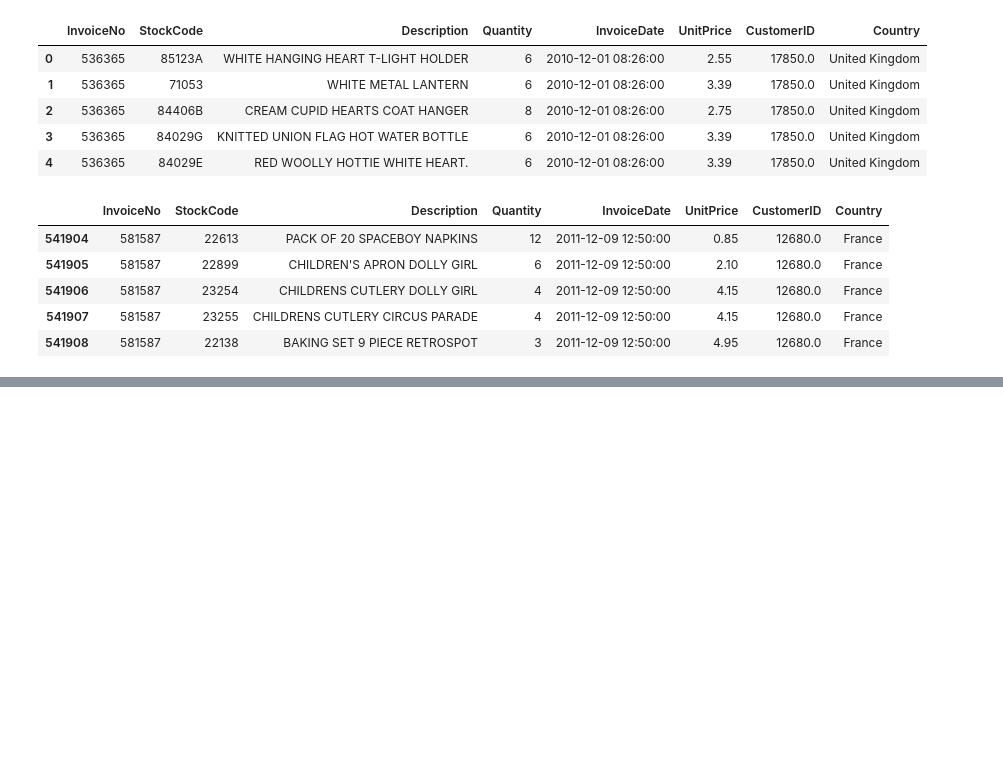
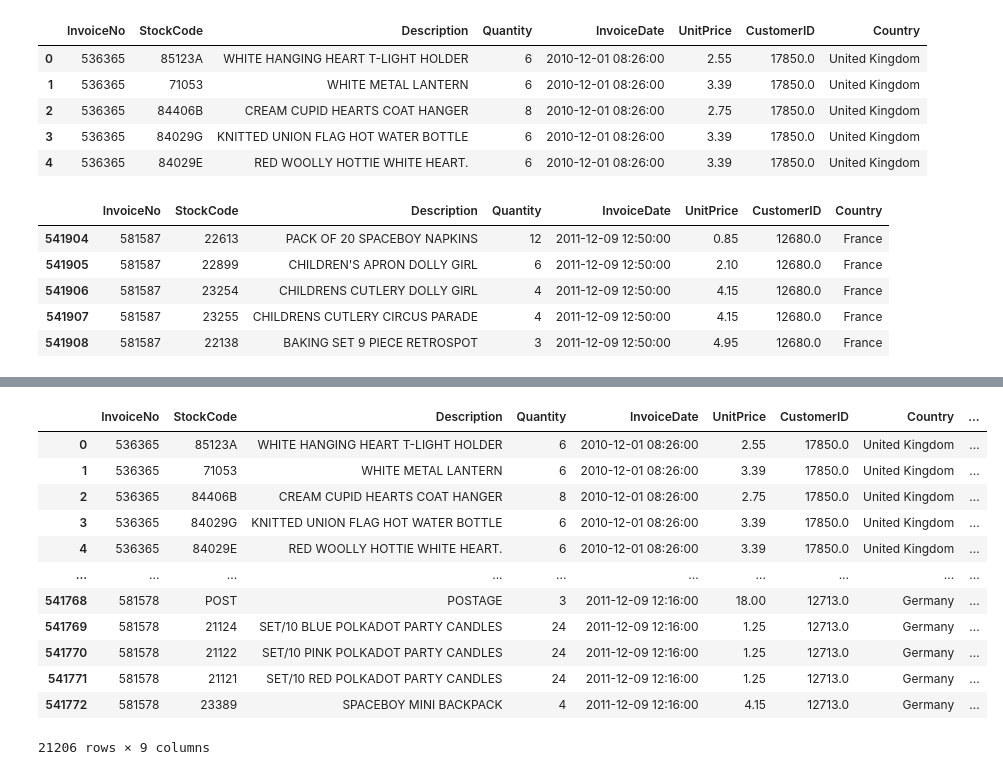
Before and after one commit to sandeepbansode/Basic_Python_Assignments, a Jupyter notebook: Capstone_Project_1_Propensity_Model.ipynb, the cells around one changed output, grey strips where cells are left out. Cells and saved outputs as stored; diff of their text form; code cells hidden in the pictures; blank space fills up the shorter version.

```diff
--- a/Capstone_Project_1_Propensity_Model.ipynb
+++ b/Capstone_Project_1_Propensity_Model.ipynb
@@ -459,0 +389,17 @@ plt.show()
+# %%
+df2 =df1.groupby("CustomerID")
+df2.head()
+# %% [output]
+|  | InvoiceNo | StockCode | Description | Quantity | InvoiceDate | UnitPrice | CustomerID | Country | ... |
+| 0 | 536365 | 85123A | WHITE HANGING HEART T-LIGHT HOLDER | 6 | 2010-12-01 08:26:00 | 2.55 | 17850.0 | United Kingdom | ... |
+| 1 | 536365 | 71053 | WHITE METAL LANTERN | 6 | 2010-12-01 08:26:00 | 3.39 | 17850.0 | United Kingdom | ... |
+| 2 | 536365 | 84406B | CREAM CUPID HEARTS COAT HANGER | 8 | 2010-12-01 08:26:00 | 2.75 | 17850.0 | United Kingdom | ... |
+| 3 | 536365 | 84029G | KNITTED UNION FLAG HOT WATER BOTTLE | 6 | 2010-12-01 08:26:00 | 3.39 | 17850.0 | United Kingdom | ... |
+| 4 | 536365 | 84029E | RED WOOLLY HOTTIE WHITE HEART. | 6 | 2010-12-01 08:26:00 | 3.39 | 17850.0 | United Kingdom | ... |
+| ... | ... | ... | ... | ... | ... | ... | ... | ... | ... |
+| 541768 | 581578 | POST | POSTAGE | 3 | 2011-12-09 12:16:00 | 18.00 | 12713.0 | Germany | ... |
+| 541769 | 581578 | 21124 | SET/10 BLUE POLKADOT PARTY CANDLES | 24 | 2011-12-09 12:16:00 | 1.25 | 12713.0 | Germany | ... |
+| 541770 | 581578 | 21122 | SET/10 PINK POLKADOT PARTY CANDLES | 24 | 2011-12-09 12:16:00 | 1.25 | 12713.0 | Germany | ... |
+| 541771 | 581578 | 21121 | SET/10 RED POLKADOT PARTY CANDLES | 24 | 2011-12-09 12:16:00 | 1.25 | 12713.0 | Germany | ... |
+| 541772 | 581578 | 23389 | SPACEBOY MINI BACKPACK | 4 | 2011-12-09 12:16:00 | 4.15 | 12713.0 | Germany | ... |
+21206 rows × 9 columns
```
Also changed, not shown: parts of 90 cells of this notebook.
